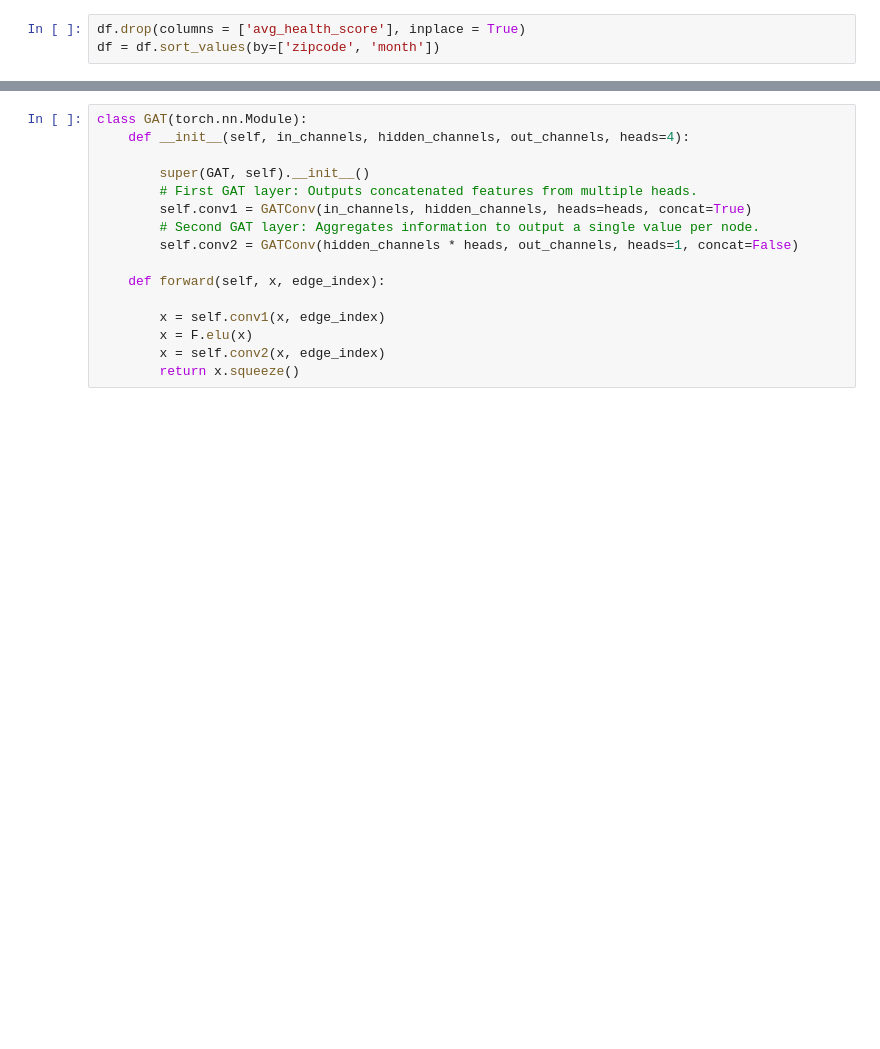
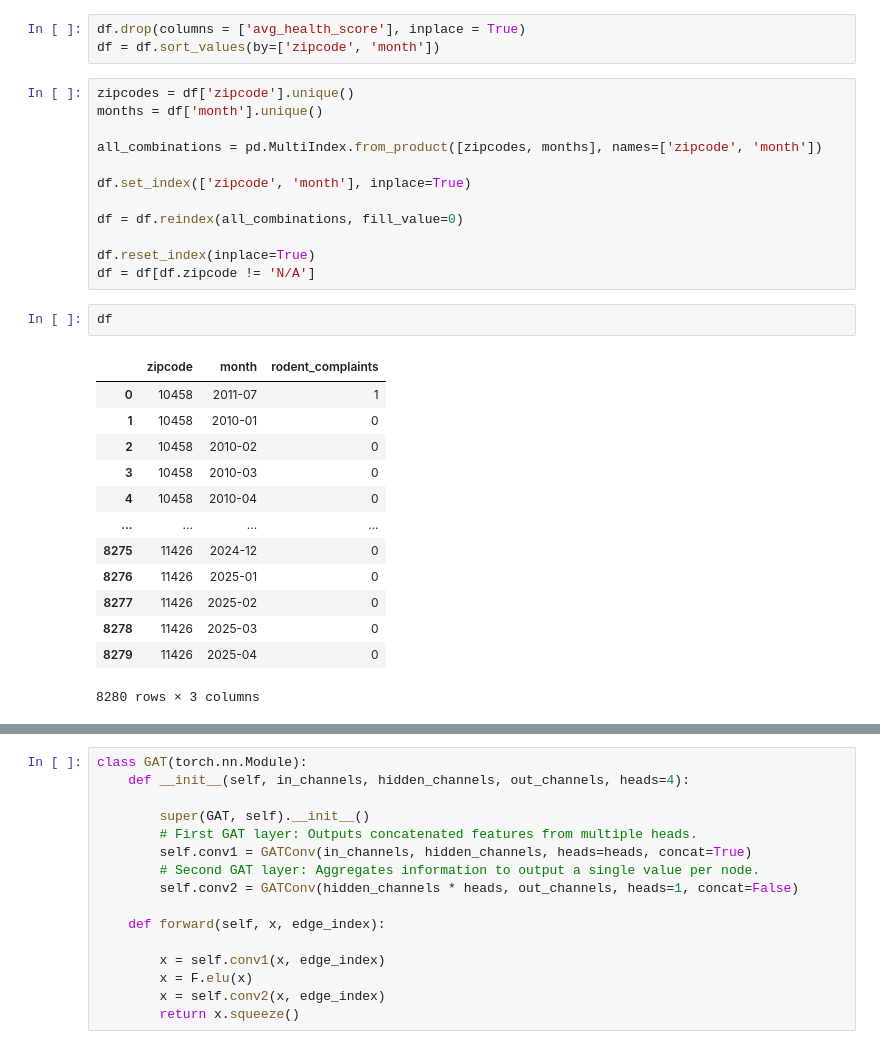
Before and after one commit to kunalthadani/Rodent-Infestation-Prediction, a Jupyter notebook: Model Training/notebooks/GAT_infestation_predictor.ipynb, the cells around one changed output, grey strips where cells are left out. Saved outputs shown, nothing was run; the diff lists cells and outputs as text; blank space fills up the shorter version.

```diff
--- a/Model Training/notebooks/GAT_infestation_predictor.ipynb
+++ b/Model Training/notebooks/GAT_infestation_predictor.ipynb
@@ -98,4 +83,32 @@ df = pd.merge(rodent_counts, avg_health_score, on=["zipcode", "month"], how="lef
 # %%
 df.drop(columns = ['avg_health_score'], inplace = True)
 df = df.sort_values(by=['zipcode', 'month'])
+# %%
+zipcodes = df['zipcode'].unique()
+months = df['month'].unique()
+
+all_combinations = pd.MultiIndex.from_product([zipcodes, months], names=['zipcode', 'month'])
+
+df.set_index(['zipcode', 'month'], inplace=True)
+
+df = df.reindex(all_combinations, fill_value=0)
+
+df.reset_index(inplace=True)
+df = df[df.zipcode != 'N/A']
+# %%
+df
+# %% [output]
+|  | zipcode | month | rodent_complaints |
+| 0 | 10458 | 2011-07 | 1 |
+| 1 | 10458 | 2010-01 | 0 |
+| 2 | 10458 | 2010-02 | 0 |
+| 3 | 10458 | 2010-03 | 0 |
+| 4 | 10458 | 2010-04 | 0 |
+| ... | ... | ... | ... |
+| 8275 | 11426 | 2024-12 | 0 |
+| 8276 | 11426 | 2025-01 | 0 |
+| 8277 | 11426 | 2025-02 | 0 |
+| 8278 | 11426 | 2025-03 | 0 |
+| 8279 | 11426 | 2025-04 | 0 |
+8280 rows × 3 columns
 # %%
```
Also changed, not shown: parts of 10 cells of this notebook, 1 other file.
